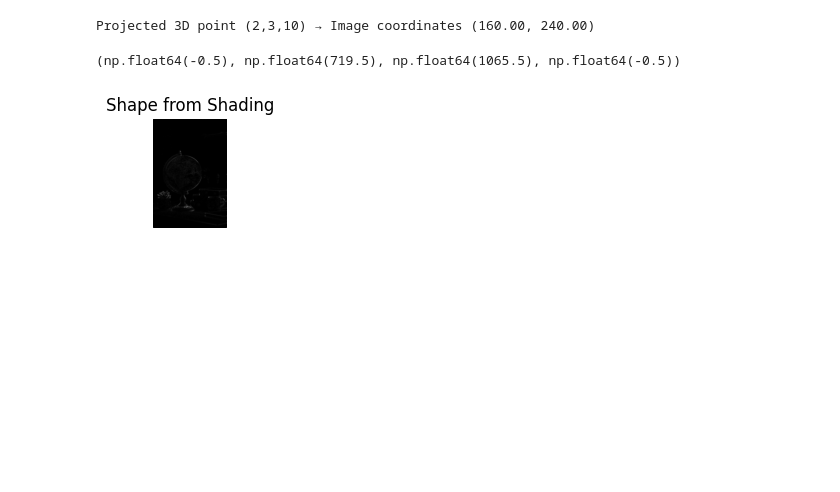
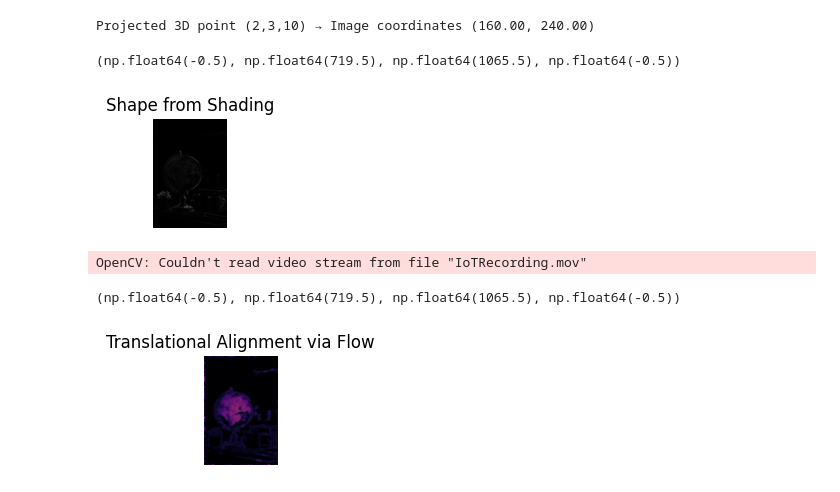
Before and after one commit to SawhneySatvik/IntroductionToComputerVision, a Jupyter notebook: 04.VisionAndMotionAnalysis.ipynb, the cells around one changed output. Cells and saved outputs as stored; diff of their text form; code cells hidden in the pictures; blank space fills up the shorter version.

Commit message:
Added Vision and Motion Analysis file

```diff
--- a/04.VisionAndMotionAnalysis.ipynb
+++ b/04.VisionAndMotionAnalysis.ipynb
@@ -48,7 +48,7 @@ if left.shape != right.shape:
     print("Image shapes are different. Resizing right image to match left image.")
     print(f"Left shape: {right.shape}, Right shape: {right.shape}")
     h, w = left.shape
-    right_gray = cv2.resize(right, (w, h))
+    right = cv2.resize(right, (w, h))
 
     print(f"New right shape: {right.shape}")
 # %% [output]
@@ -89,7 +89,7 @@ plt.axis('off')
 [figure]
 # %%
 # 4️⃣ Motion Analysis using Optical Flow (Lucas-Kanade)
-vid = cv2.VideoCapture('motion_sample.mp4')
+vid = cv2.VideoCapture('IoTRecording.mov')
 ret, old_frame = vid.read()
 if ret:
     old_gray = cv2.cvtColor(old_frame, cv2.COLOR_BGR2GRAY)
@@ -115,3 +115,17 @@ if ret:
         p0 = good_new.reshape(-1,1,2)
     vid.release()
     cv2.destroyAllWindows()
+# %% [output]
+OpenCV: Couldn't read video stream from file "IoTRecording.mov"
+# %%
+
+# 5️⃣ Translational Alignment using Optical Flow (motion compensation)
+flow = cv2.calcOpticalFlowFarneback(left, right, None, 0.5, 3, 15, 3, 5, 1.2, 0)
+magnitude, angle = cv2.cartToPolar(flow[...,0], flow[...,1])
+plt.subplot(3,4,5)
+plt.imshow(magnitude, cmap='inferno')
+plt.title('Translational Alignment via Flow')
+plt.axis('off')
+# %% [output]
+(np.float64(-0.5), np.float64(719.5), np.float64(1065.5), np.float64(-0.5))
+[figure, added]
```
Also changed, not shown: parts of 8 cells of this notebook.
